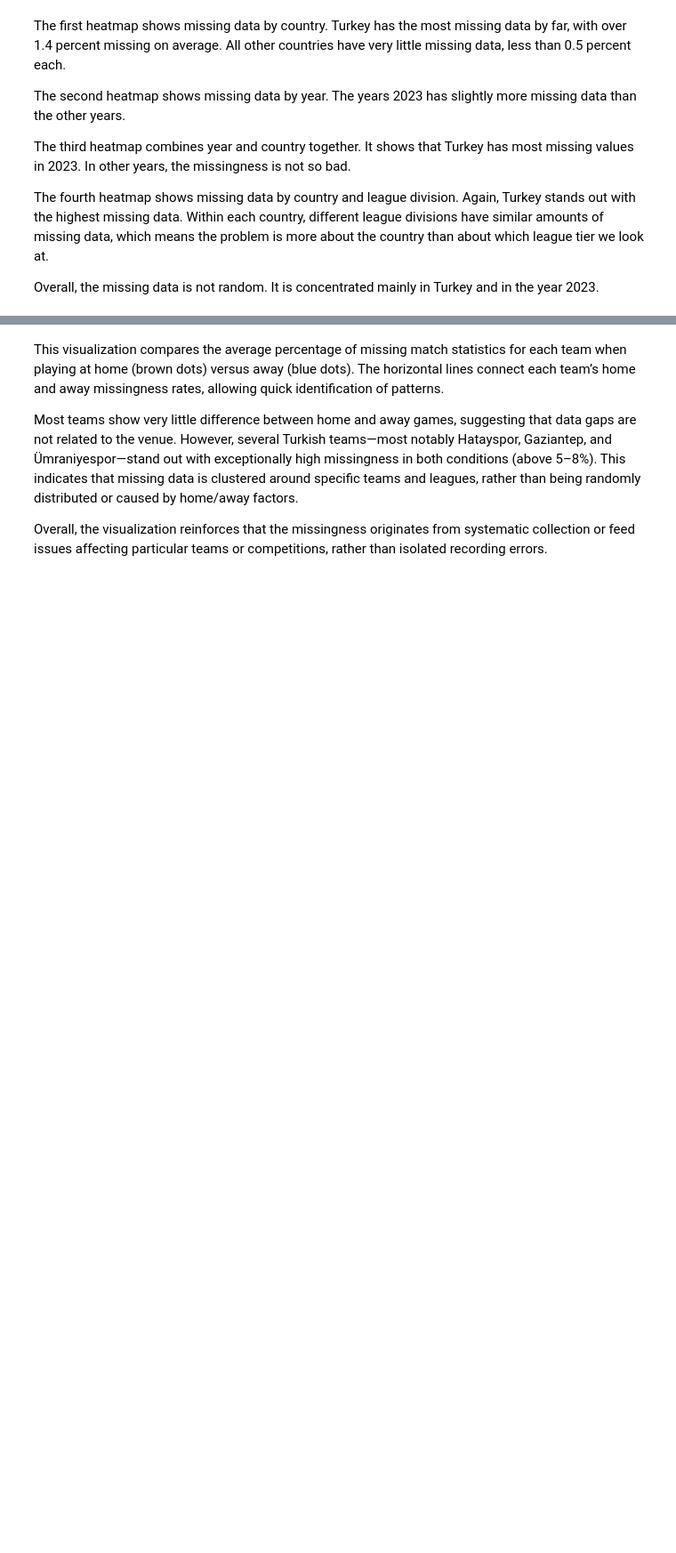
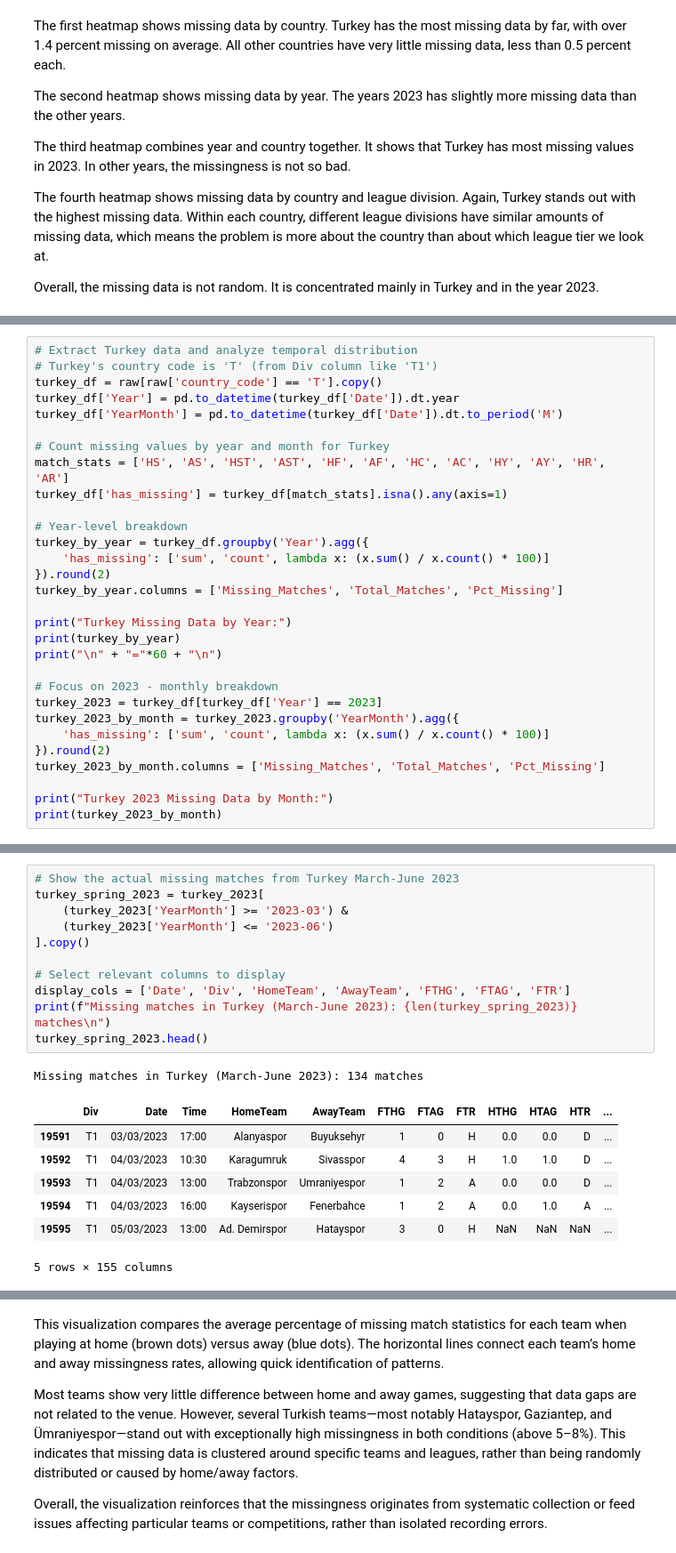
Before and after one commit to OndrejZ24/soccer-leagues-predictions, a Jupyter notebook: preprocessing.ipynb, the cells around one changed output, grey strips where cells are left out. Shown at 89% size. Drawn from its saved outputs; the diff is of its cells as text; blank space fills up the shorter version.

Commit message:
added step 2.2.1/2 - Turkey 2023 NAs analysis

```diff
--- a/preprocessing.ipynb
+++ b/preprocessing.ipynb
@@ -351,0 +356,30 @@ Overall, the missing data is not random. It is concentrated mainly in Turkey and
+# %%
+# Extract Turkey data and analyze temporal distribution
+# Turkey's country code is 'T' (from Div column like 'T1')
+turkey_df = raw[raw['country_code'] == 'T'].copy()
+turkey_df['Year'] = pd.to_datetime(turkey_df['Date']).dt.year
+turkey_df['YearMonth'] = pd.to_datetime(turkey_df['Date']).dt.to_period('M')
+
+# Count missing values by year and month for Turkey
+match_stats = ['HS', 'AS', 'HST', 'AST', 'HF', 'AF', 'HC', 'AC', 'HY', 'AY', 'HR', 'AR']
+turkey_df['has_missing'] = turkey_df[match_stats].isna().any(axis=1)
+
+# Year-level breakdown
+turkey_by_year = turkey_df.groupby('Year').agg({
+    'has_missing': ['sum', 'count', lambda x: (x.sum() / x.count() * 100)]
+}).round(2)
+turkey_by_year.columns = ['Missing_Matches', 'Total_Matches', 'Pct_Missing']
+
+print("Turkey Missing Data by Year:")
+print(turkey_by_year)
+print("\n" + "="*60 + "\n")
+
+# Focus on 2023 - monthly breakdown
+turkey_2023 = turkey_df[turkey_df['Year'] == 2023]
+turkey_2023_by_month = turkey_2023.groupby('YearMonth').agg({
+    'has_missing': ['sum', 'count', lambda x: (x.sum() / x.count() * 100)]
+}).round(2)
+turkey_2023_by_month.columns = ['Missing_Matches', 'Total_Matches', 'Pct_Missing']
+
+print("Turkey 2023 Missing Data by Month:")
+print(turkey_2023_by_month)
@@ -351,0 +414,20 @@ Overall, the missing data is not random. It is concentrated mainly in Turkey and
+# %%
+# Show the actual missing matches from Turkey March-June 2023
+turkey_spring_2023 = turkey_2023[
+    (turkey_2023['YearMonth'] >= '2023-03') &
+    (turkey_2023['YearMonth'] <= '2023-06')
+].copy()
+
+# Select relevant columns to display
+display_cols = ['Date', 'Div', 'HomeTeam', 'AwayTeam', 'FTHG', 'FTAG', 'FTR']
+print(f"Missing matches in Turkey (March-June 2023): {len(turkey_spring_2023)} matches\n")
+turkey_spring_2023.head()
+# %% [output]
+Missing matches in Turkey (March-June 2023): 134 matches
+|  | Div | Date | Time | HomeTeam | AwayTeam | FTHG | FTAG | FTR | HTHG | HTAG | HTR | ... |
+| 19591 | T1 | 03/03/2023 | 17:00 | Alanyaspor | Buyuksehyr | 1 | 0 | H | 0.0 | 0.0 | D | ... |
+| 19592 | T1 | 04/03/2023 | 10:30 | Karagumruk | Sivasspor | 4 | 3 | H | 1.0 | 1.0 | D | ... |
+| 19593 | T1 | 04/03/2023 | 13:00 | Trabzonspor | Umraniyespor | 1 | 2 | A | 0.0 | 0.0 | D | ... |
+| 19594 | T1 | 04/03/2023 | 16:00 | Kayserispor | Fenerbahce | 1 | 2 | A | 0.0 | 1.0 | A | ... |
+| 19595 | T1 | 05/03/2023 | 13:00 | Ad. Demirspor | Hatayspor | 3 | 0 | H | NaN | NaN | NaN | ... |
+5 rows × 155 columns
```
Also changed, not shown: parts of 29 cells of this notebook.
